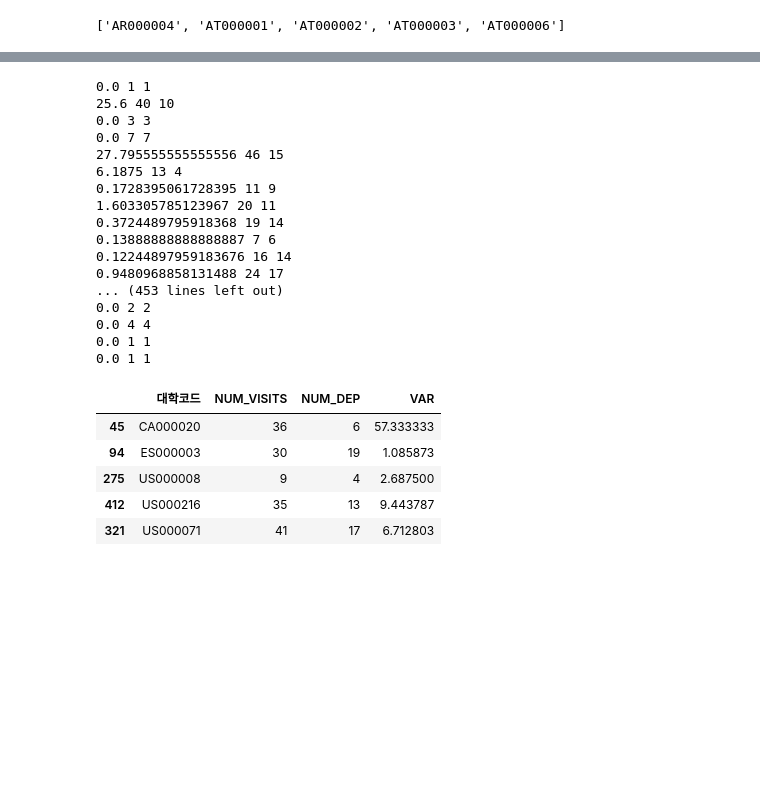
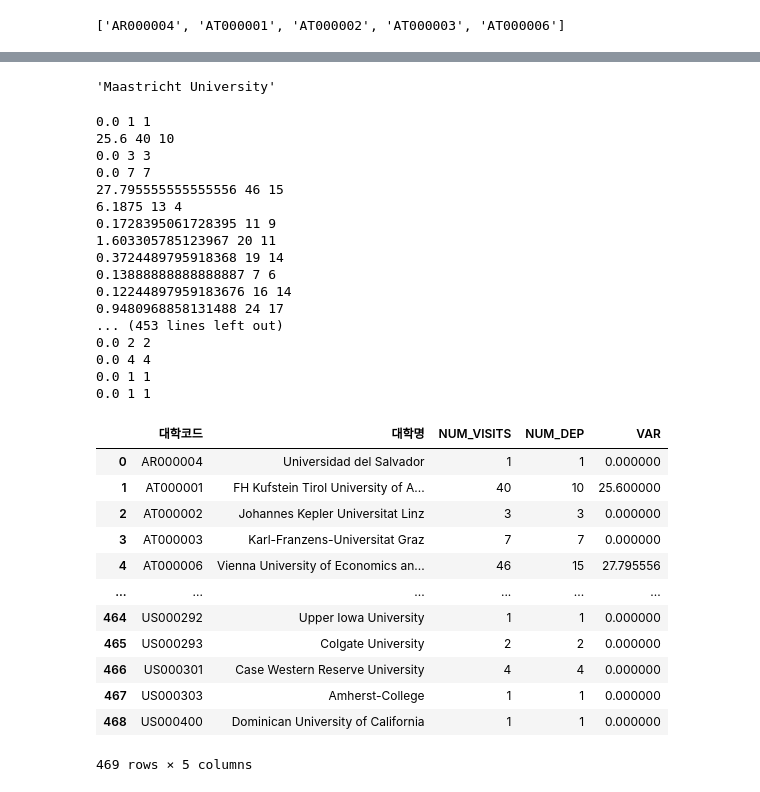
Before and after one commit to snoop2head/yonsei-exchange-program, a Jupyter notebook: preprocess_departments.ipynb, the cells around one changed output, grey strips where cells are left out. Cells and saved outputs as stored; diff of their text form; code cells hidden in the pictures; blank space fills up the shorter version.

Commit message:
add univ name to department dataset

```diff
--- a/preprocess_departments.ipynb
+++ b/preprocess_departments.ipynb
@@ -216,3 +230,6 @@ univ_list = list(df_department["대학코드"].drop_duplicates().values)[1:]
 univ_list[:5]
 # %% [output]
 ['AR000004', 'AT000001', 'AT000002', 'AT000003', 'AT000006']
+# %%
+df_univ = pd.read_csv("data_wrangled/df_univ_wrangled.csv")
+df_univ.head(2)
@@ -219,32 +240,47 @@ univ_list[:5]
+# %%
+# get univ_name
+given_code = "NL000010"
+df_univ.loc[df_univ["대학코드"]==given_code]["대학명"].iloc[0]
+# %% [output]
+'Maastricht University'
 # %%
-df_data = pd.DataFrame(columns=["대학코드","NUM_VISITS", "NUM_DEP", "VAR"])
+df_data = pd.DataFrame(columns=["대학코드", "대학명","NUM_VISITS", "NUM_DEP", "VAR"])
 for univ_code_i in univ_list:
+    univ_name = df_univ.loc[df_univ["대학코드"]==univ_code_i]["대학명"].iloc[0]
     var_data, sum_data, dep_data = var_and_sum(df_department, univ_code_i)
-    df_data = df_data.append({"대학코드":univ_code_i,"NUM_VISITS":sum_data, "NUM_DEP":dep_data, "VAR":var_data}, ignore_index=True)
-df_data.sample(5)
+    df_data = df_data.append({"대학코드":univ_code_i, "대학명": univ_name,
+    "NUM_VISITS":sum_data, "NUM_DEP":dep_data, "VAR":var_data}, ignore_index=True)
+df_data
 # %% [output]
 0.0 1 1
 25.6 40 10
 0.0 3 3
 0.0 7 7
 27.795555555555556 46 15
 6.1875 13 4
 0.1728395061728395 11 9
 1.603305785123967 20 11
 0.3724489795918368 19 14
 0.13888888888888887 7 6
 0.12244897959183676 16 14
 0.9480968858131488 24 17
 ... (453 lines left out)
 0.0 2 2
 0.0 4 4
 0.0 1 1
 0.0 1 1
-|  | 대학코드 | NUM_VISITS | NUM_DEP | VAR |
-| 45 | CA000020 | 36 | 6 | 57.333333 |
-| 94 | ES000003 | 30 | 19 | 1.085873 |
-| 275 | US000008 | 9 | 4 | 2.687500 |
-| 412 | US000216 | 35 | 13 | 9.443787 |
-| 321 | US000071 | 41 | 17 | 6.712803 |
+|  | 대학코드 | 대학명 | NUM_VISITS | NUM_DEP | VAR |
+| 0 | AR000004 | Universidad del Salvador | 1 | 1 | 0.000000 |
+| 1 | AT000001 | FH Kufstein Tirol University of A... | 40 | 10 | 25.600000 |
+| 2 | AT000002 | Johannes Kepler Universitat Linz | 3 | 3 | 0.000000 |
+| 3 | AT000003 | Karl-Franzens-Universitat Graz | 7 | 7 | 0.000000 |
+| 4 | AT000006 | Vienna University of Economics an... | 46 | 15 | 27.795556 |
+| ... | ... | ... | ... | ... | ... |
+| 464 | US000292 | Upper Iowa University | 1 | 1 | 0.000000 |
+| 465 | US000293 | Colgate University | 2 | 2 | 0.000000 |
+| 466 | US000301 | Case Western Reserve University | 4 | 4 | 0.000000 |
+| 467 | US000303 | Amherst-College | 1 | 1 | 0.000000 |
+| 468 | US000400 | Dominican University of California | 1 | 1 | 0.000000 |
+469 rows × 5 columns
 # %%
 df_data.to_csv("./data/department_data.csv", index=False)
```
Also changed, not shown: parts of 13 cells of this notebook, 1 other file.
